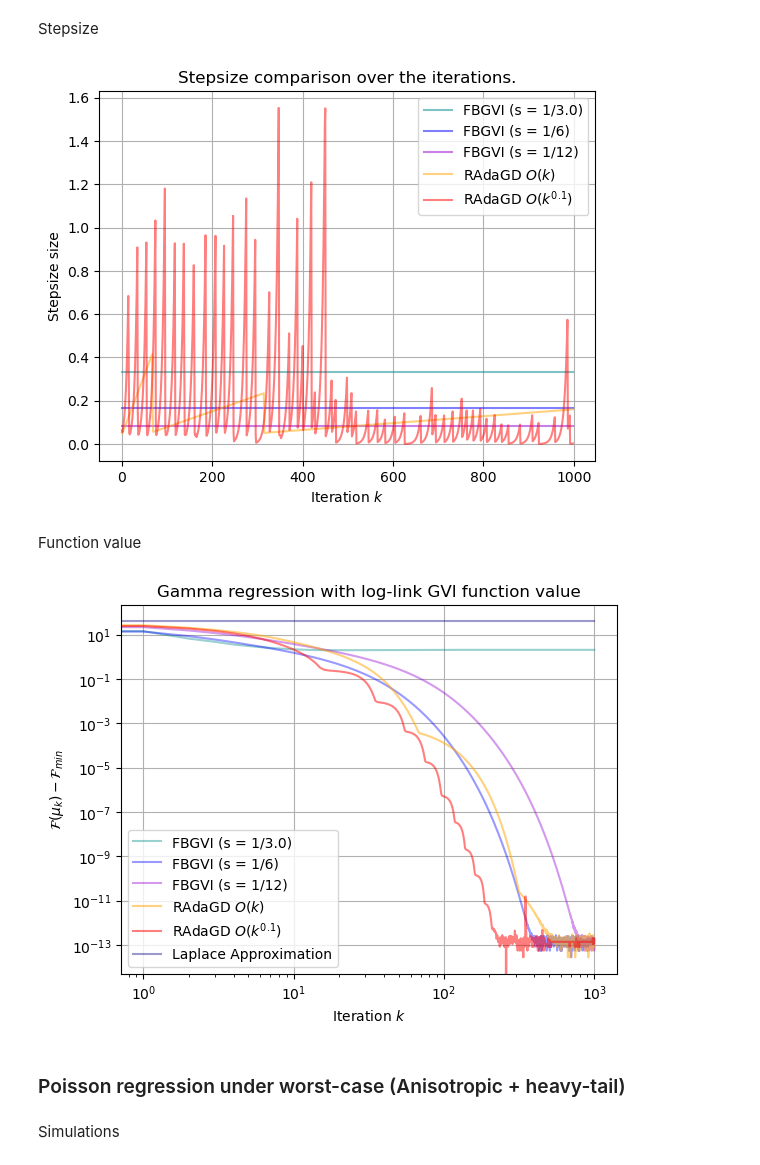
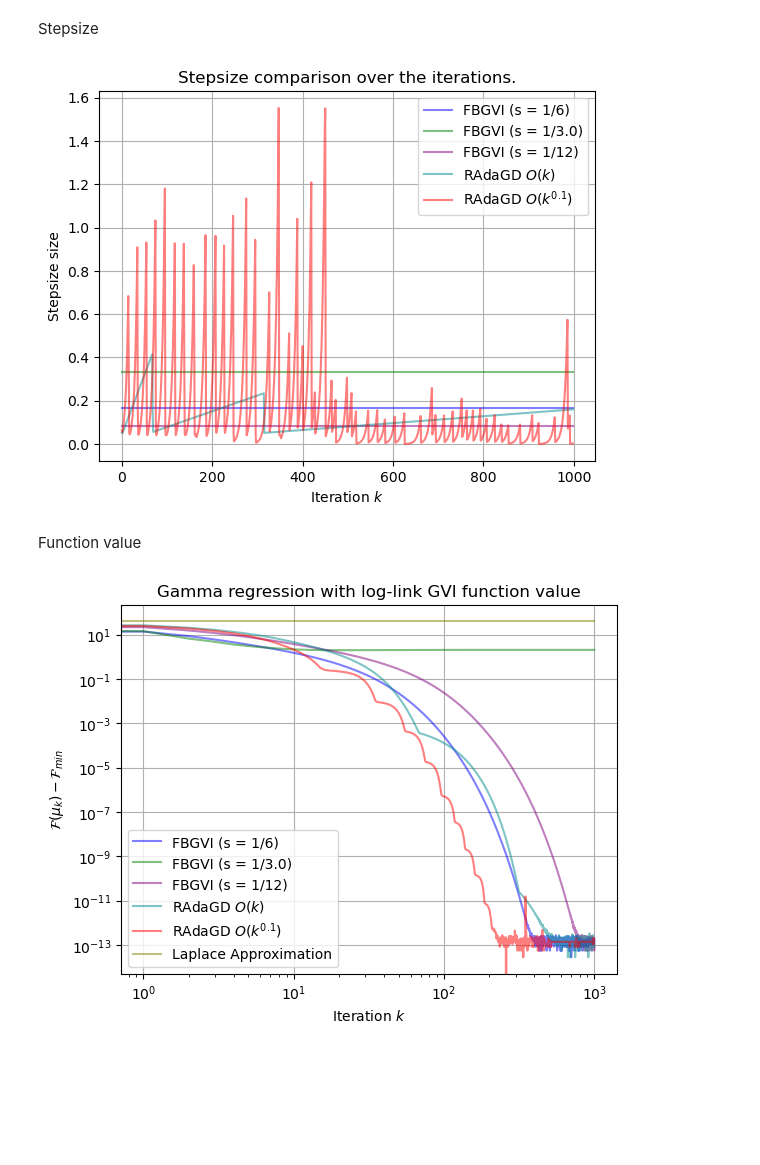
Before and after one commit to wldyddl5510/RAdaGD, a Jupyter notebook: radagd_gvi.ipynb, the cells around one changed output. Cells and saved outputs as stored; diff of their text form; code cells hidden in the pictures; blank space fills up the shorter version.

```diff
--- a/radagd_gvi.ipynb
+++ b/radagd_gvi.ipynb
@@ -1236,7 +1138,7 @@ plt.show()
 def log_potential_gamma_loglink(theta, Y, X, inv_dispersion=1.0, clip=None):
     """
     Gamma regression (log-link) negative log-potential:
-        V(θ) = a * sum_i [ y_i * exp(-x_i^T θ) + x_i^T θ ], where k = inv_dispersion (=1/φ)
+        V(\theta) = a * sum_i [ y_i * exp(-x_i^T \theta) + x_i^T \theta ], where a = inv_dispersion
 
     If theta is (d,), returns a scalar.
     If theta is batched ((m,d) or (d,m)), returns (m,) values.
@@ -1266,10 +1168,10 @@ def log_potential_gamma_loglink(theta, Y, X, inv_dispersion=1.0, clip=None):
 def grad_V_gamma_loglink(theta, Y, X, inv_dispersion=1.0):
     """
     Gamma (log-link) negative log-likelihood:
-        V(θ) = a * sum_i [ y_i * exp(-x_i^T θ) + x_i^T θ ],  k = inv_dispersion
+        V(\theta) = a * sum_i [ y_i * exp(-x_i^T \theta) + x_i^T \theta ],  a = inv_dispersion
 
     Gradient:
-        ∇V(θ) = a * X^T ( 1 - y ⊙ exp(-Xθ) )
+        \nabla V(\theta ) = a * X^T ( 1 - y ⊙ exp(-X\theta) )
 
     If theta is (d,), returns (d,).
     If batched, returns (m, d).
@@ -1288,7 +1190,7 @@ def grad_V_gamma_loglink(theta, Y, X, inv_dispersion=1.0):
 def hess_V_gamma_loglink(theta, Y, X, inv_dispersion=1.0):
     """
     Hessian:
-        ∇²V(θ) = X^T diag( a * y ⊙ exp(-Xθ) ) X
+        \nabla^2 V(\theta) = X^T diag( a * y ⊙ exp(-X\theta) ) X
 
     If theta is (d,), returns (d, d).
     If batched, returns (m, d, d).
@@ -1306,7 +1208,7 @@ def hess_V_gamma_loglink(theta, Y, X, inv_dispersion=1.0):
 def make_gamma_loglink_gaussian_moments(X, Y, inv_dispersion=1.0):
     """
     Gamma regression with log-link:
-      V(θ) = a * Σ_i [ y_i * exp(-x_i^T θ) + x_i^T θ ],  where a = inv_dispersion = 1/b.
+      V(\theta) = a * Σ_i [ y_i * exp(-x_i^T \theta) + x_i^T \theta ],  where a = inv_dispersion.
 
     Returns a function moments(mu, Sigma, clip=None) -> (EV, Egrad, EHess)
     giving E[V], E[∇V], E[∇²V] under θ ~ N(mu, Sigma).
@@ -1317,9 +1219,9 @@ def make_gamma_loglink_gaussian_moments(X, Y, inv_dispersion=1.0):
 
     def moments(mu, Sigma, clip=None):
         XS = X @ Sigma                              # (n,d)
-        s2 = np.einsum('nd,nd->n', XS, X)           # diag(X Σ X^T) ∈ R^n
+        s2 = np.einsum('nd,nd->n', XS, X)           # diag(X \Sigma X^T) \in R^n
         eta_mean = X @ mu                           # (n,)
-        t = -eta_mean + 0.5 * s2                    # exponent for E[e^{-η}]
+        t = -eta_mean + 0.5 * s2                    # exponent for E[e^{-\eta}]
         if clip is not None:
             t = np.clip(t, -clip, clip)
         exp_neg_eta_bar = np.exp(t)                 # (n,)
@@ -1327,10 +1229,10 @@ def make_gamma_loglink_gaussian_moments(X, Y, inv_dispersion=1.0):
         # E[V]
         EV = k * (y @ exp_neg_eta_bar + eta_mean.sum())
 
-        # E[∇V] = a * X^T (1 - y ⊙ E[e^{-η}])
+        # E[\nabla V] = a * X^T (1 - y ⊙ E[e^{-\eta}])
         Egrad = k * (X.T @ (1.0 - y * exp_neg_eta_bar))
 
-        # E[∇²V] = X^T diag(a * y ⊙ E[e^{-η}]) X
+        # E[\nabla^2 V] = X^T diag(a * y ⊙ E[e^{-\eta}]) X
         w = k * y * exp_neg_eta_bar                 # (n,)
         EHess = X.T @ (w[:, None] * X)              # (d,d)
 
@@ -1514,20 +1410,16 @@ plt.show()
 Stepsize
 # %%
 iterations = list(range((num_subiter-1)))  # Create the x-axis (iteration numbers)
-colors = ['blue', 'green', "purple", "orange", "red", "grey", "navy", "darkcyan", "darkviolet"]
-labels = [f"FBGVI (s = 1/{L})", "RAdaGD (O(1))",
-          "RAdaGD (O(k^{0.5}))", r"RAdaGD $O(k)$",
-          fr"RAdaGD $O(k^{{{A_order_experi}}})$","[AM25]", "Laplace Approximation",
-          f"FBGVI (s = 1/{small_L})", f"FBGVI (s = 1/{large_L})"] # Labels for the legend
+colors = ['blue', 'green', "purple", "darkcyan", "red", "olive"]
+labels = [f"FBGVI (s = 1/{L})", f"FBGVI (s = 1/{small_L})", f"FBGVI (s = 1/{large_L})",
+          r"RAdaGD $O(k)$", fr"RAdaGD $O(k^{{{A_order_experi}}})$",
+          "Laplace Approximation"] # Labels for the legend
 
-plt.plot(iterations, stepsize_fb_small_L, color=colors[7], label=labels[7], linestyle = '-', alpha = 0.5)
 plt.plot(iterations, stepsize_fb, color=colors[0], label=labels[0], linestyle = '-', alpha = 0.5)
-plt.plot(iterations, stepsize_fb_large_L, color=colors[8], label=labels[8], linestyle = '-', alpha = 0.5)
-#plt.plot(iterations, stepsize_a0, color=colors[1], label=labels[1],linestyle = '-', alpha = 0.4)
-# plt.plot(iterations, stepsize_a05, color=colors[2], label=labels[2],linestyle = '-', alpha = 0.4)
+plt.plot(iterations, stepsize_fb_small_L, color=colors[1], label=labels[1], linestyle = '-', alpha = 0.5)
+plt.plot(iterations, stepsize_fb_large_L, color=colors[2], label=labels[2], linestyle = '-', alpha = 0.5)
 plt.plot(iterations, stepsize_a1, color=colors[3], label=labels[3],linestyle = '-', alpha = 0.5)
 plt.plot(iterations, stepsize_a01, color=colors[4], label=labels[4],linestyle = '-', alpha = 0.5)
-# plt.plot(iterations, stepsize_mal, color=colors[5], label=labels[5],linestyle = '-', alpha = 0.5)
 
 # Add labels and title
 plt.xlabel(r"Iteration $k$")
@@ -1543,54 +1435,47 @@ plt.legend()
 plt.grid(True)
 plt.show()
 # %% [output]
-[figure, old version]
+[figure, new version]
 # %% [markdown]
 Function value
 # %%
 iterations = list(range((num_subiter)))  # Create the x-axis (iteration numbers)
-colors = ['blue', 'green', "purple", "orange", "red", "grey", "navy", "darkcyan", "darkviolet"]
-labels = [f"FBGVI (s = 1/{L})", "RAdaGD (O(1))",
-          "RAdaGD (O(k^{0.5}))", r"RAdaGD $O(k)$",
-          fr"RAdaGD $O(k^{{{A_order_experi}}})$","[AM25]", "Laplace Approximation",
-          f"FBGVI (s = 1/{small_L})", f"FBGVI (s = 1/{large_L})"] # Labels for the legend
+colors = ['blue', 'green', "purple", "darkcyan", "red", "olive"]
+labels = [f"FBGVI (s = 1/{L})", f"FBGVI (s = 1/{small_L})", f"FBGVI (s = 1/{large_L})",
+          r"RAdaGD $O(k)$", fr"RAdaGD $O(k^{{{A_order_experi}}})$",
+          "Laplace Approximation"] # Labels for the legend
 
 min_value_fb_small_L = np.min(fb_kl_list_small_L)
 min_value_fb_large_L = np.min(fb_kl_list_large_L)
 min_value_fb = np.min(fb_kl_list)
 min_value_a01 = np.min(adap_gd_kl_list_a01)
-# min_value_mal = np.min(adap_gd_kl_list_mal)
 min_value = min(min_value_fb, min_value_a01, min_value_fb_small_L, min_value_fb_large_L)
 
-plt.plot(iterations, fb_kl_list_small_L - min_value, color=colors[7], label=labels[7], linestyle = '-', alpha = 0.4)
-plt.plot(iterations, fb_kl_list - min_value, color=colors[0], label=labels[0], linestyle = '-', alpha = 0.4)
-plt.plot(iterations, fb_kl_list_large_L - min_value, color=colors[8], label=labels[8], linestyle = '-', alpha = 0.4)
-plt.plot(iterations, adap_gd_kl_list_a1 - min_value, color=colors[3], label=labels[3],linestyle = '-', alpha = 0.5)
-plt.plot(iterations, adap_gd_kl_list_a01 - min_value, color=colors[4], label=labels[4],linestyle = '-', alpha = 0.5)
-# plt.plot(iterations, adap_gd_kl_list_mal - min_value, color=colors[5], label=labels[5],linestyle = '-', alpha = 0.4)
-plt.plot(iterations, laplace_kl_list - min_value, color=colors[6], label=labels[6],linestyle = '-', alpha = 0.4)
-
-# plt.plot(iterations, fb_kl_list_small_L, color=colors[7], label=labels[7], linestyle = '-', alpha = 0.4)
-# plt.plot(iterations, fb_kl_list, color=colors[0], label=labels[0], linestyle = '-', alpha = 0.4)
-# plt.plot(iterations, fb_kl_list_large_L, color=colors[8], label=labels[8], linestyle = '-', alpha = 0.4)
-# plt.plot(iterations, adap_gd_kl_list_a01, color=colors[4], label=labels[4],linestyle = '-', alpha = 0.4)
-# # plt.plot(iterations, adap_gd_kl_list_mal, color=colors[5], label=labels[5],linestyle = '-', alpha = 0.4)
-# plt.plot(iterations, laplace_kl_list, color=colors[6], label=labels[6],linestyle = '-', alpha = 0.4)
+plt.plot(iterations, fb_kl_list - min_value, color=colors[0], label=labels[0],
+         linestyle = '-', alpha = 0.5)
+plt.plot(iterations, fb_kl_list_small_L - min_value, color=colors[1], label=labels[1],
+         linestyle = '-', alpha = 0.5)
+plt.plot(iterations, fb_kl_list_large_L - min_value, color=colors[2], label=labels[2],
+         linestyle = '-', alpha = 0.5)
+plt.plot(iterations, adap_gd_kl_list_a1 - min_value, color=colors[3], label=labels[3],
+         linestyle = '-', alpha = 0.5)
+plt.plot(iterations, adap_gd_kl_list_a01 - min_value, color=colors[4], label=labels[4],
+         linestyle = '-', alpha = 0.5)
+plt.plot(iterations, laplace_kl_list - min_value, color=colors[5], label=labels[5],
+         linestyle = '-', alpha = 0.5)
 
 # Add labels and title
 plt.xlabel(r"Iteration $k$")
 plt.ylabel(r"$\mathcal{F}(\mu_k) - \mathcal{F}_{{min}}$")
 plt.title("Gamma regression with log-link GVI function value" )
 plt.xscale('log',base=10)
 plt.yscale('log', base = 10)
-# plt.ylim(top = gd_v_list_final[0])
 
 # Add a legend
 plt.legend()
 
 # Show the plot
 plt.grid(True)
 plt.show()
 # %% [output]
-[figure, old version]
+[figure, new version]
-# %% [markdown]
-### Poisson regression under worst-case (Anisotropic + heavy-tail)
@@ -1630,2 +1481,0 @@ poisson_gaussian_moment_ftn = make_poisson_gaussian_moments(X, Y)
-# %% [markdown]
-Simulations
```
Also changed, not shown: parts of 62 cells of this notebook, 2 other files.
